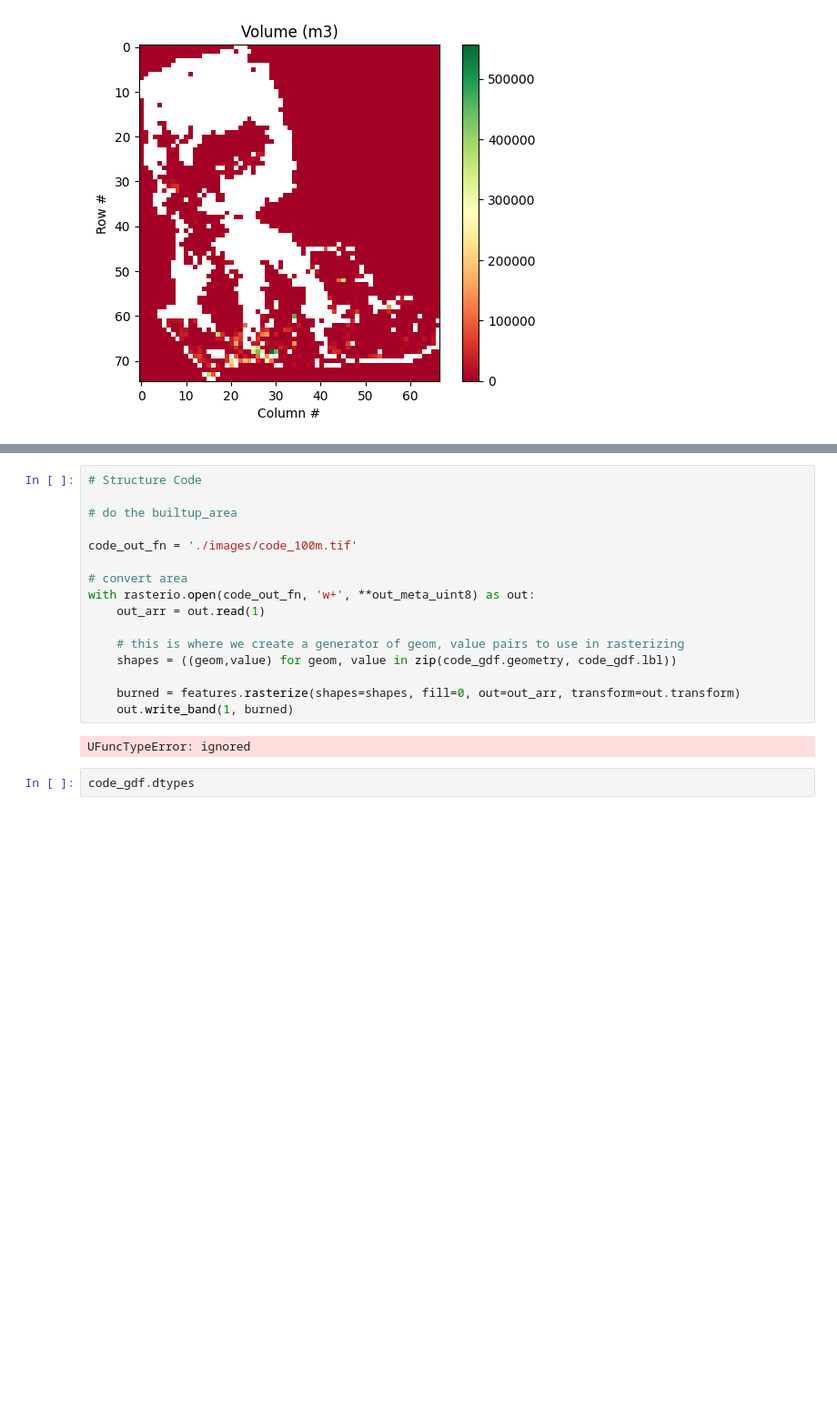
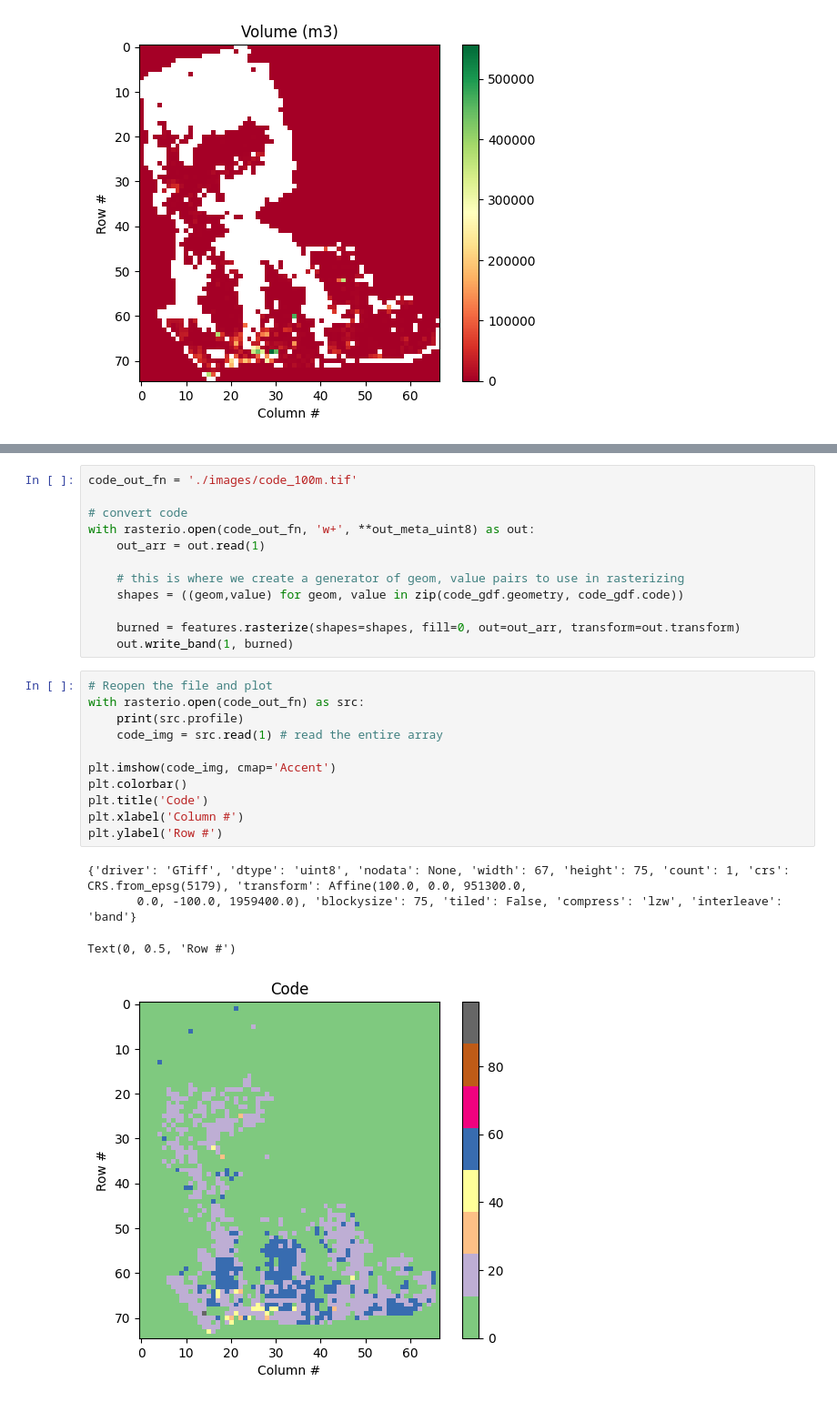
Before and after one commit to alanbseo/MFAworkshop, a Jupyter notebook: MFA_1_DataProcessing.ipynb, the cells around one changed output, grey strips where cells are left out. Shown at 91% size. Saved outputs shown, nothing was run; the diff lists cells and outputs as text; blank space fills up the shorter version.

```diff
--- a/MFA_1_DataProcessing.ipynb
+++ b/MFA_1_DataProcessing.ipynb
@@ -427,20 +448,28 @@ with rasterio.open(volume_out_fn) as src:
 # %%
-# Structure Code
-
-# do the builtup_area
-
 code_out_fn = './images/code_100m.tif'
 
-# convert area
+# convert code
 with rasterio.open(code_out_fn, 'w+', **out_meta_uint8) as out:
     out_arr = out.read(1)
 
     # this is where we create a generator of geom, value pairs to use in rasterizing
-    shapes = ((geom,value) for geom, value in zip(code_gdf.geometry, code_gdf.lbl))
+    shapes = ((geom,value) for geom, value in zip(code_gdf.geometry, code_gdf.code))
 
     burned = features.rasterize(shapes=shapes, fill=0, out=out_arr, transform=out.transform)
     out.write_band(1, burned)
-# %% [output]
-UFuncTypeError: ignored
-# %%
-code_gdf.dtypes
+# %%
+# Reopen the file and plot
+with rasterio.open(code_out_fn) as src:
+    print(src.profile)
+    code_img = src.read(1) # read the entire array
+
+plt.imshow(code_img, cmap='Accent')
+plt.colorbar()
+plt.title('Code')
+plt.xlabel('Column #')
+plt.ylabel('Row #')
+# %% [output]
+{'driver': 'GTiff', 'dtype': 'uint8', 'nodata': None, 'width': 67, 'height': 75, 'count': 1, 'crs': CRS.from_epsg(5179), 'transform': Affine(100.0, 0.0, 951300.0,
+       0.0, -100.0, 1959400.0), 'blockysize': 75, 'tiled': False, 'compress': 'lzw', 'interleave': 'band'}
+Text(0, 0.5, 'Row #')
+[figure, added]
```
Also changed, not shown: parts of 3 cells of this notebook.
